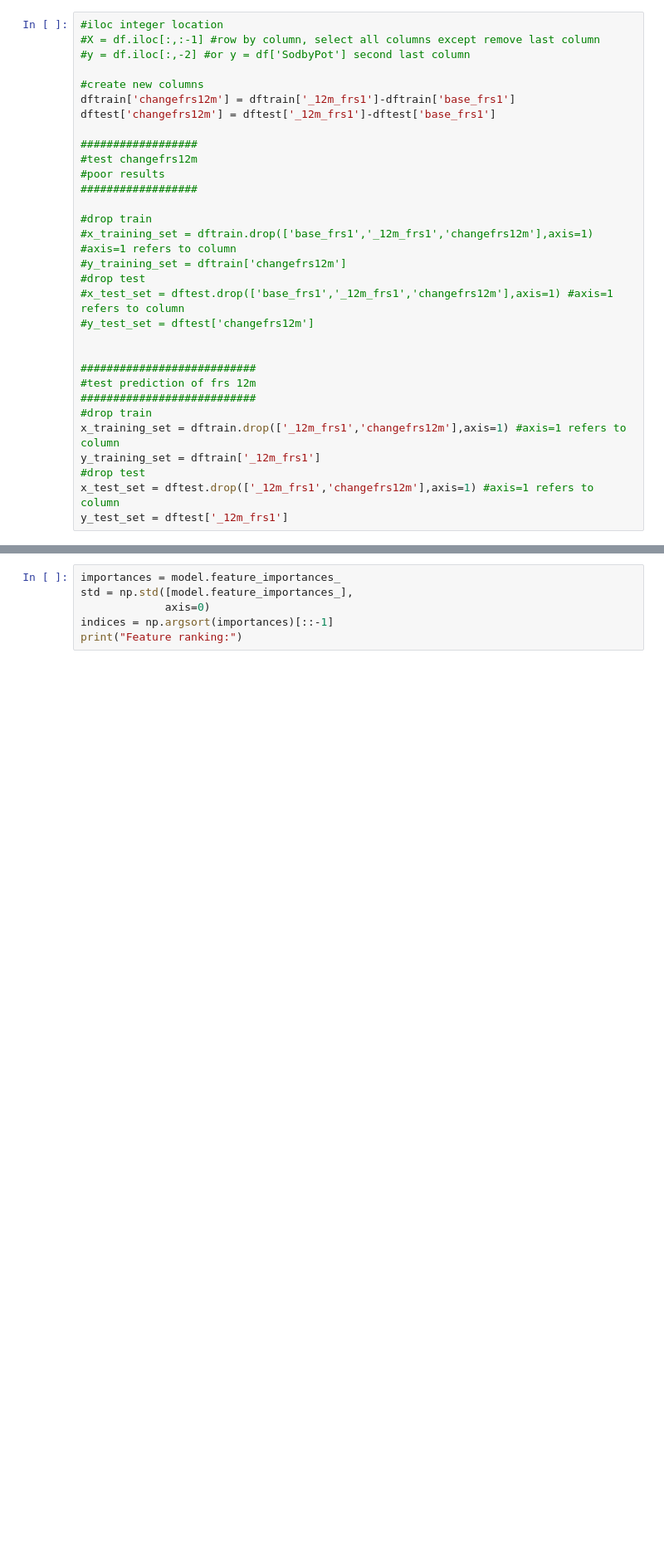
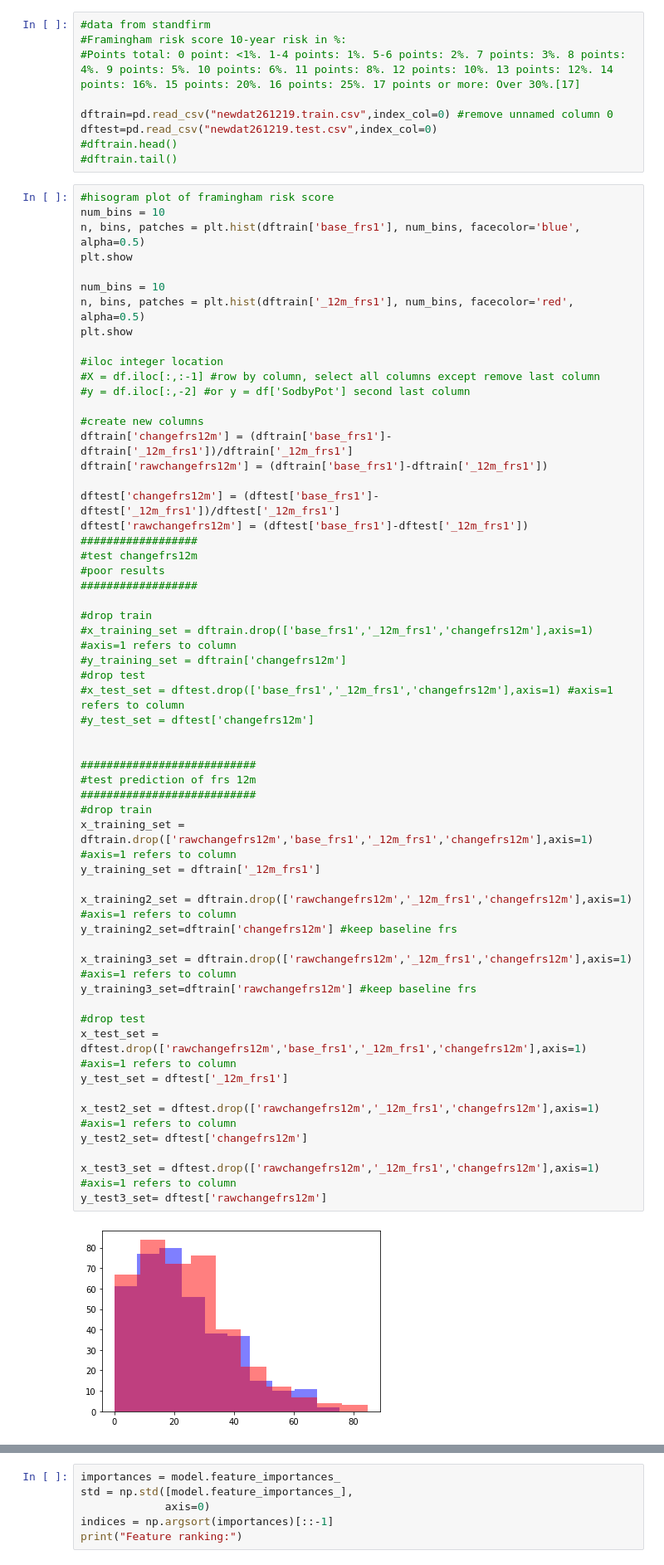
Before and after one commit to GNtem2/python_journey, a Jupyter notebook: RFstandfirm.ipynb, the cells around one changed output, grey strips where cells are left out. Shown at 83% size. Drawn from its saved outputs; the diff is of its cells as text; blank space fills up the shorter version.

```diff
--- a/RFstandfirm.ipynb
+++ b/RFstandfirm.ipynb
@@ -35,31 +48,66 @@ dftest=pd.read_csv("newdat261219.test.csv")
+# %%
+#data from standfirm
+#Framingham risk score 10-year risk in %:
+#Points total: 0 point: <1%. 1-4 points: 1%. 5-6 points: 2%. 7 points: 3%. 8 points: 4%. 9 points: 5%. 10 points: 6%. 11 points: 8%. 12 points: 10%. 13 points: 12%. 14 points: 16%. 15 points: 20%. 16 points: 25%. 17 points or more: Over 30%.[17]
+
+dftrain=pd.read_csv("newdat261219.train.csv",index_col=0) #remove unnamed column 0
+dftest=pd.read_csv("newdat261219.test.csv",index_col=0)
+#dftrain.head()
+#dftrain.tail()
 # %%
+#hisogram plot of framingham risk score
+num_bins = 10
+n, bins, patches = plt.hist(dftrain['base_frs1'], num_bins, facecolor='blue', alpha=0.5)
+plt.show
+
+num_bins = 10
+n, bins, patches = plt.hist(dftrain['_12m_frs1'], num_bins, facecolor='red', alpha=0.5)
+plt.show
+
 #iloc integer location
 #X = df.iloc[:,:-1] #row by column, select all columns except remove last column
 #y = df.iloc[:,-2] #or y = df['SodbyPot'] second last column
 
 #create new columns
-dftrain['changefrs12m'] = dftrain['_12m_frs1']-dftrain['base_frs1']
-dftest['changefrs12m'] = dftest['_12m_frs1']-dftest['base_frs1']
+dftrain['changefrs12m'] = (dftrain['base_frs1']-dftrain['_12m_frs1'])/dftrain['_12m_frs1']
+dftrain['rawchangefrs12m'] = (dftrain['base_frs1']-dftrain['_12m_frs1'])
 
+dftest['changefrs12m'] = (dftest['base_frs1']-dftest['_12m_frs1'])/dftest['_12m_frs1']
+dftest['rawchangefrs12m'] = (dftest['base_frs1']-dftest['_12m_frs1'])
 ##################
 #test changefrs12m
 #poor results
 ##################
 
 #drop train
 #x_training_set = dftrain.drop(['base_frs1','_12m_frs1','changefrs12m'],axis=1) #axis=1 refers to column
 #y_training_set = dftrain['changefrs12m']
 #drop test
 #x_test_set = dftest.drop(['base_frs1','_12m_frs1','changefrs12m'],axis=1) #axis=1 refers to column
 #y_test_set = dftest['changefrs12m']
 
 
 ###########################
 #test prediction of frs 12m
 ###########################
 #drop train
-x_training_set = dftrain.drop(['_12m_frs1','changefrs12m'],axis=1) #axis=1 refers to column
+x_training_set = dftrain.drop(['rawchangefrs12m','base_frs1','_12m_frs1','changefrs12m'],axis=1) #axis=1 refers to column
 y_training_set = dftrain['_12m_frs1']
+
+x_training2_set = dftrain.drop(['rawchangefrs12m','_12m_frs1','changefrs12m'],axis=1) #axis=1 refers to column
+y_training2_set=dftrain['changefrs12m'] #keep baseline frs
+
+x_training3_set = dftrain.drop(['rawchangefrs12m','_12m_frs1','changefrs12m'],axis=1) #axis=1 refers to column
+y_training3_set=dftrain['rawchangefrs12m'] #keep baseline frs
+
 #drop test
-x_test_set = dftest.drop(['_12m_frs1','changefrs12m'],axis=1) #axis=1 refers to column
+x_test_set = dftest.drop(['rawchangefrs12m','base_frs1','_12m_frs1','changefrs12m'],axis=1) #axis=1 refers to column
 y_test_set = dftest['_12m_frs1']
+
+x_test2_set = dftest.drop(['rawchangefrs12m','_12m_frs1','changefrs12m'],axis=1) #axis=1 refers to column
+y_test2_set= dftest['changefrs12m']
+
+x_test3_set = dftest.drop(['rawchangefrs12m','_12m_frs1','changefrs12m'],axis=1) #axis=1 refers to column
+y_test3_set= dftest['rawchangefrs12m']
+# %% [output]
+[figure, added]
```
Also changed, not shown: parts of 30 cells of this notebook.
